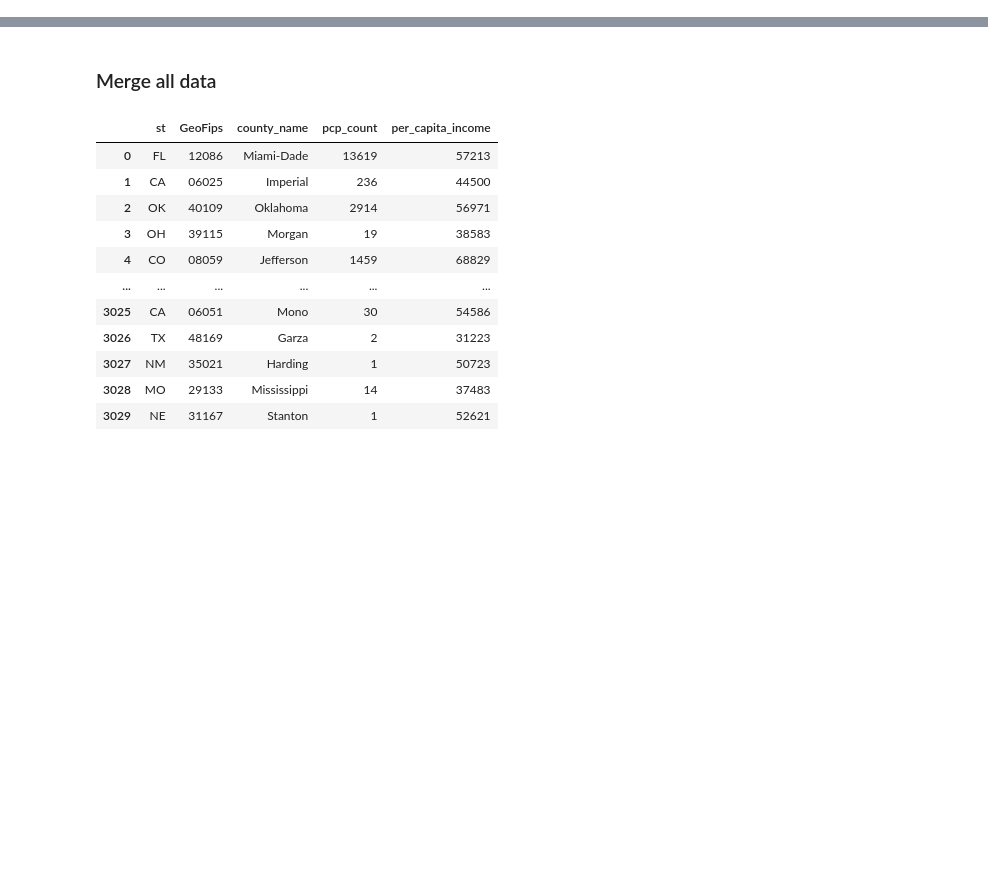
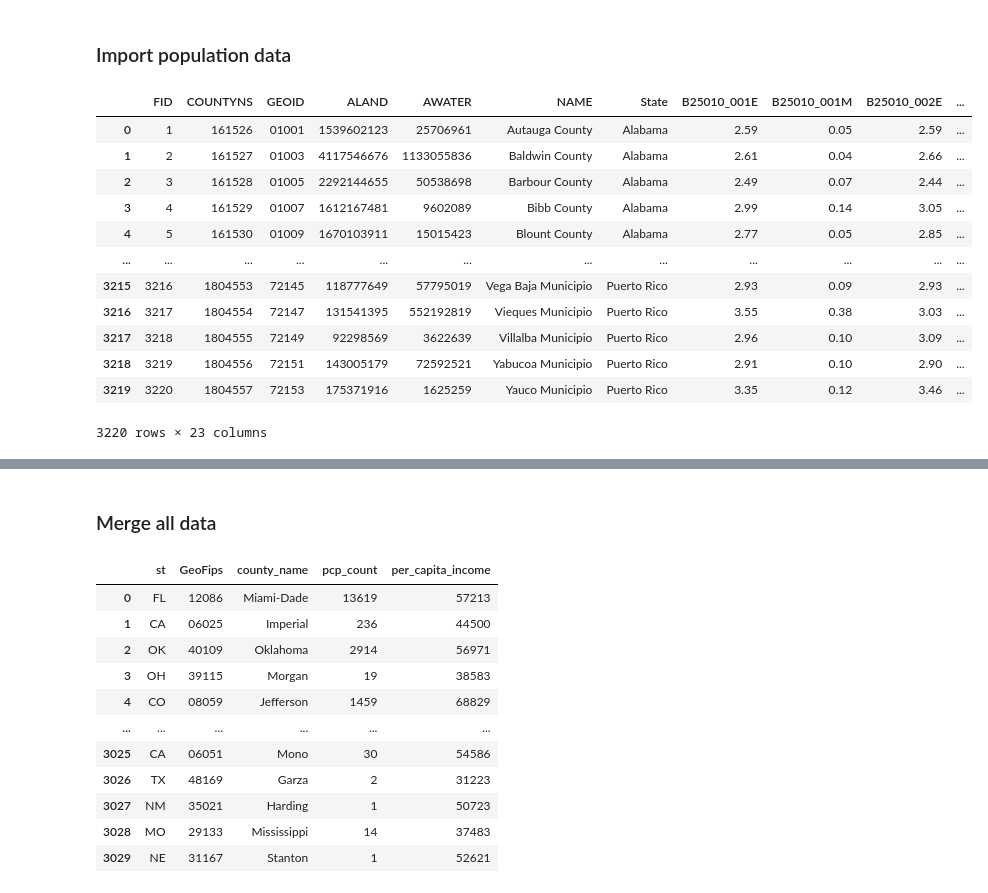
Before and after one commit to JacquelineCl/group_project, a Jupyter notebook: Merged_Data.ipynb, the cells around one changed output, grey strips where cells are left out. Cells and saved outputs as stored; diff of their text form; code cells hidden in the pictures; blank space fills up the shorter version.

```diff
--- a/Merged_Data.ipynb
+++ b/Merged_Data.ipynb
@@ -145,0 +368,2 @@ dtype: object
+# %% [markdown]
+### Import population data
@@ -145,0 +373,21 @@ dtype: object
+# %%
+# Set dtypes before reading in csv
+population_dtypes = {"GEOID": str}
+# %%
+# Read in csv and create DataFrame
+population_original_df = pd.read_csv("Resources/population_census.csv", dtype=population_dtypes)
+population_original_df
+# %% [output]
+|  | FID | COUNTYNS | GEOID | ALAND | AWATER | NAME | State | B25010_001E | B25010_001M | B25010_002E | ... |
+| 0 | 1 | 161526 | 01001 | 1539602123 | 25706961 | Autauga County | Alabama | 2.59 | 0.05 | 2.59 | ... |
+| 1 | 2 | 161527 | 01003 | 4117546676 | 1133055836 | Baldwin County | Alabama | 2.61 | 0.04 | 2.66 | ... |
+| 2 | 3 | 161528 | 01005 | 2292144655 | 50538698 | Barbour County | Alabama | 2.49 | 0.07 | 2.44 | ... |
+| 3 | 4 | 161529 | 01007 | 1612167481 | 9602089 | Bibb County | Alabama | 2.99 | 0.14 | 3.05 | ... |
+| 4 | 5 | 161530 | 01009 | 1670103911 | 15015423 | Blount County | Alabama | 2.77 | 0.05 | 2.85 | ... |
+| ... | ... | ... | ... | ... | ... | ... | ... | ... | ... | ... | ... |
+| 3215 | 3216 | 1804553 | 72145 | 118777649 | 57795019 | Vega Baja Municipio | Puerto Rico | 2.93 | 0.09 | 2.93 | ... |
+| 3216 | 3217 | 1804554 | 72147 | 131541395 | 552192819 | Vieques Municipio | Puerto Rico | 3.55 | 0.38 | 3.03 | ... |
+| 3217 | 3218 | 1804555 | 72149 | 92298569 | 3622639 | Villalba Municipio | Puerto Rico | 2.96 | 0.10 | 3.09 | ... |
+| 3218 | 3219 | 1804556 | 72151 | 143005179 | 72592521 | Yabucoa Municipio | Puerto Rico | 2.91 | 0.10 | 2.90 | ... |
+| 3219 | 3220 | 1804557 | 72153 | 175371916 | 1625259 | Yauco Municipio | Puerto Rico | 3.35 | 0.12 | 3.46 | ... |
+3220 rows × 23 columns
```
Also changed, not shown: parts of 61 cells of this notebook, 6 other files.
